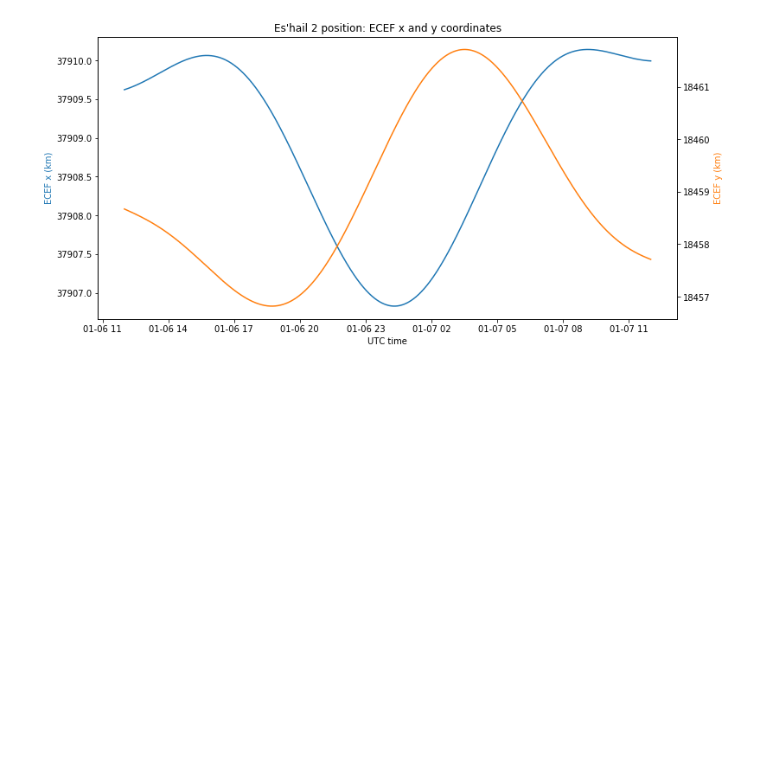
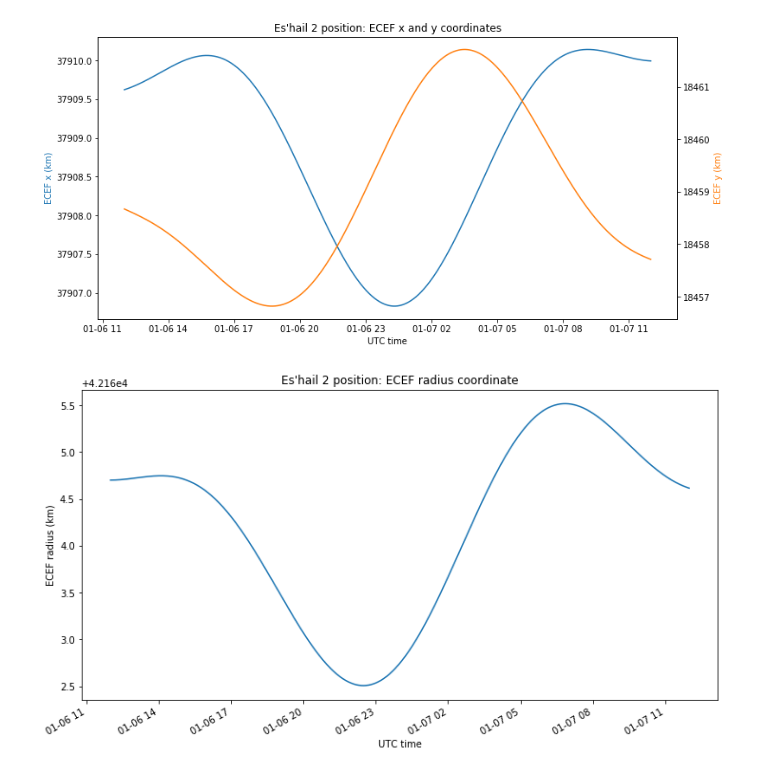
Before and after one commit to daniestevez/jupyter_notebooks, a Jupyter notebook: eshail2/Lunar effect over a revolution.ipynb, the cells around one changed output. Saved outputs shown, nothing was run; the diff lists cells and outputs as text; code cells hidden in the pictures; blank space fills up the shorter version.

```diff
--- a/eshail2/Lunar effect over a revolution.ipynb
+++ b/eshail2/Lunar effect over a revolution.ipynb
@@ -70,3 +70,11 @@ ax1.set_xlabel('UTC time')
 plt.title('Es\'hail 2 position: ECEF x and y coordinates');
 # %% [output]
 [figure]
+# %%
+plt.figure(figsize = (12,6), facecolor = 'w')
+np.sqrt((ecef.sel(rv = 'r')**2).sum('xyz')).plot()
+plt.ylabel('ECEF radius (km)')
+plt.xlabel('UTC time')
+plt.title('Es\'hail 2 position: ECEF radius coordinate');
+# %% [output]
+[figure, added]
```
